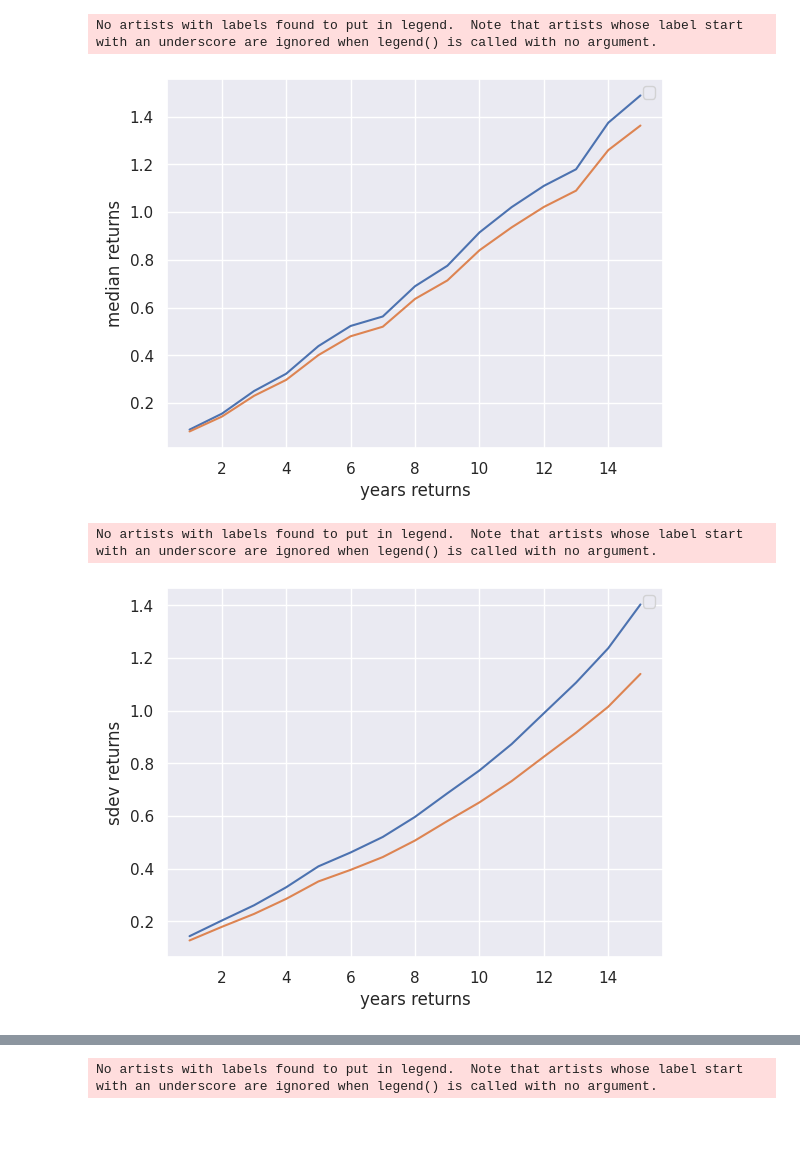
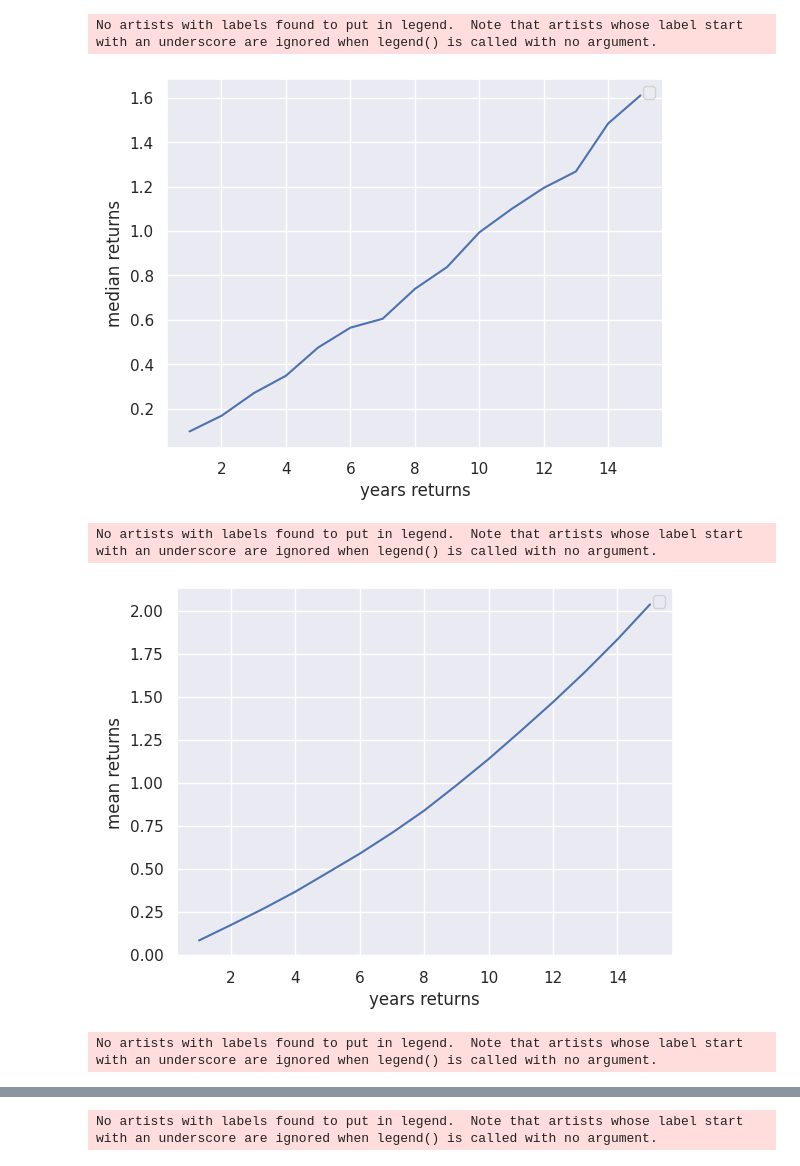
Before and after one commit to DrSkippy/SP500_Historical_Portfolio_Returns, a Jupyter notebook: notebooks/scratch.ipynb, the cells around one changed output, grey strips where cells are left out. Saved outputs shown, nothing was run; the diff lists cells and outputs as text; code cells hidden in the pictures; blank space fills up the shorter version.

```diff
--- a/notebooks/scratch.ipynb
+++ b/notebooks/scratch.ipynb
@@ -77,5 +145,5 @@ Fields = ['date', 'return', 'time_span', 'model_name']
 # %%
-t = get_trend(d)
-t1 = get_trend(d1)
-t2 = get_trend(d2)
+t, df = get_aggregate_returns_by_period(d)
+#t1 = get_trend(d1)
+#t2 = get_trend(d2)
 # %% [output]
@@ -131,8 +212,11 @@ Losing start days = 11.04%
 # %%
-plot_trend(t, 3, "median returns", t1)
-plot_trend(t, 5, "sdev returns", t1)
+plot_trend(t, 3, "median returns", None)
+plot_trend(t, 2, "mean returns", None)
+plot_trend(t, 1, "losers", None)
+#plot_trend(t, 5, "sdev returns", t1)
 # %% [output]
 No artists with labels found to put in legend.  Note that artists whose label start with an underscore are ignored when legend() is called with no argument.
-[figure, old version]
+[figure, new version]
 No artists with labels found to put in legend.  Note that artists whose label start with an underscore are ignored when legend() is called with no argument.
-[figure, old version]
+[figure, new version]
+No artists with labels found to put in legend.  Note that artists whose label start with an underscore are ignored when legend() is called with no argument.
```
Also changed, not shown: parts of 8 cells of this notebook, 4 other files.
